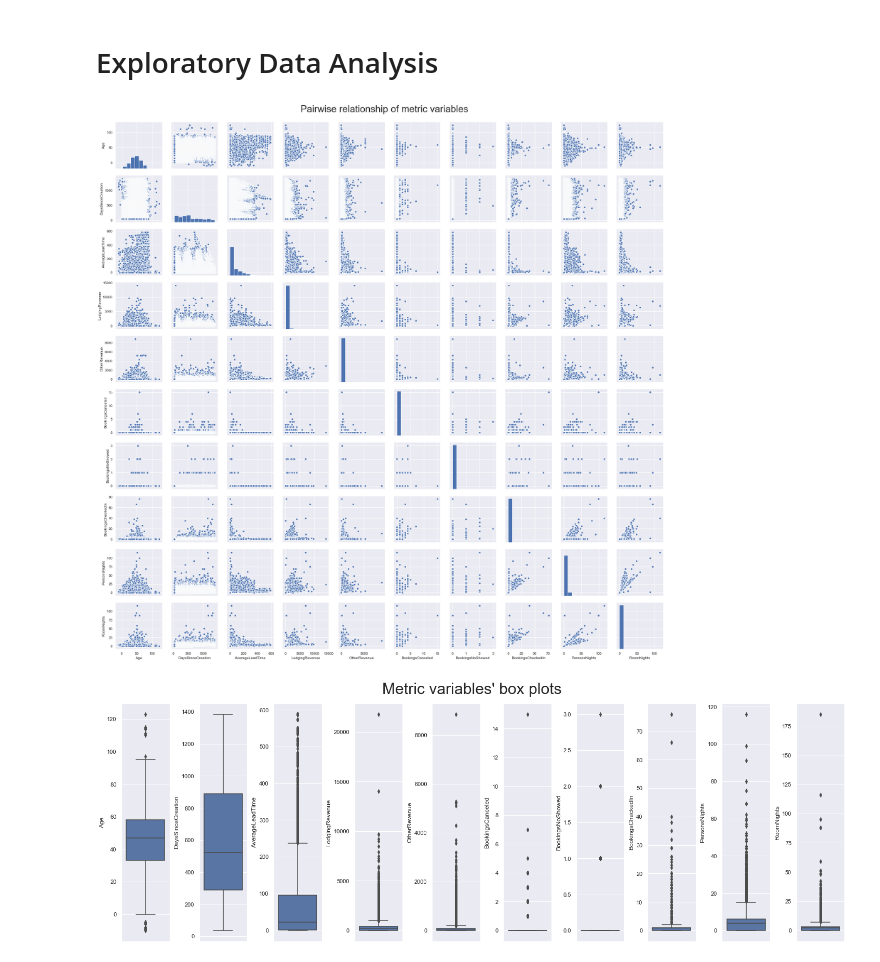
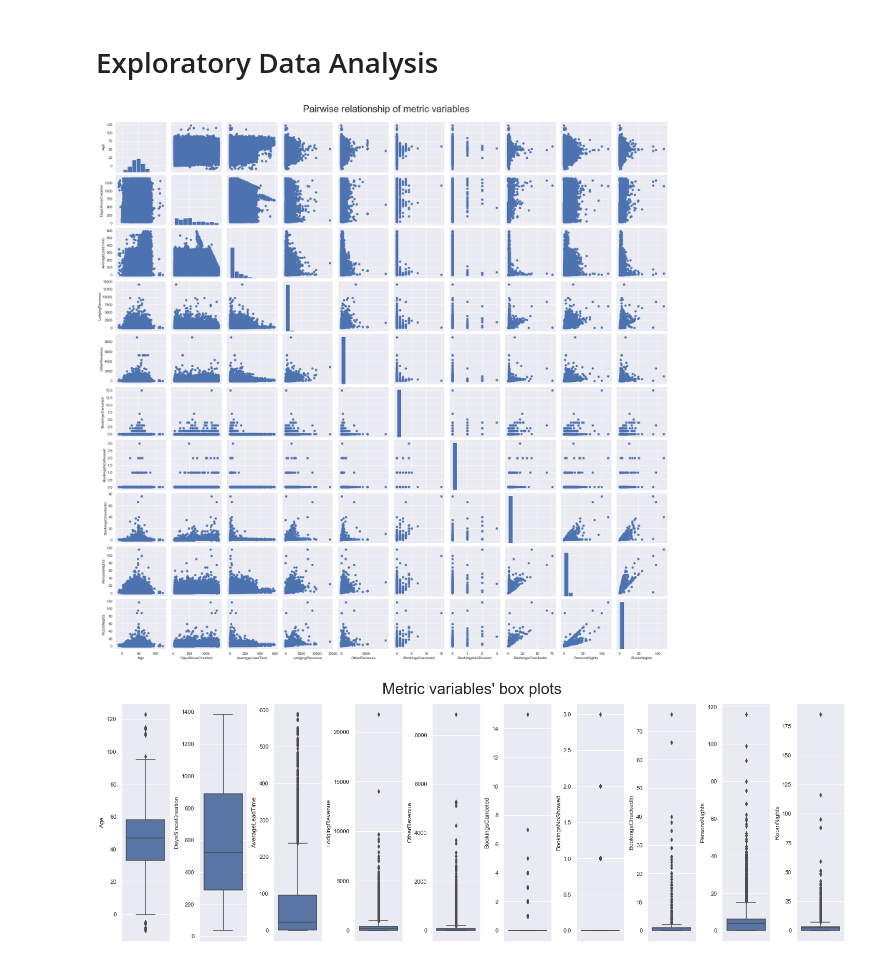
Before and after one commit to pmfs-alves/BCDS_Proj1_Segmentation, a Jupyter notebook: David.ipynb, the cells around one changed output. Drawn from its saved outputs; the diff is of its cells as text; code cells hidden in the pictures.

```diff
--- a/David.ipynb
+++ b/David.ipynb
@@ -61,23 +62,23 @@ dtype: object
 # %%
 # data
 metric_df = df.loc[:, (df.dtypes!="object") & (~df.columns.str.contains("SR"))]
 
 sns.set()
 
 # Setting pairgrid
 g = sns.PairGrid(metric_df.drop("ID",1).dropna())
 
 # Populating pairgrid
-mdg = g.map_diag(plt.hist, edgecolor="w")
-mog = g.map_offdiag(plt.scatter, edgecolor="w", s=40)
+mdg = g.map_diag(plt.hist)
+mog = g.map_offdiag(plt.scatter, s=40)
 
 # Layout
 plt.subplots_adjust(top=0.95)
 plt.suptitle("Pairwise relationship of metric variables", fontsize=30)
 
 plt.show()
 # %% [output]
-[figure, old version]
+[figure, new version]
 # %%
 sns.set()
 
```
Also changed, not shown: parts of 18 cells of this notebook.
